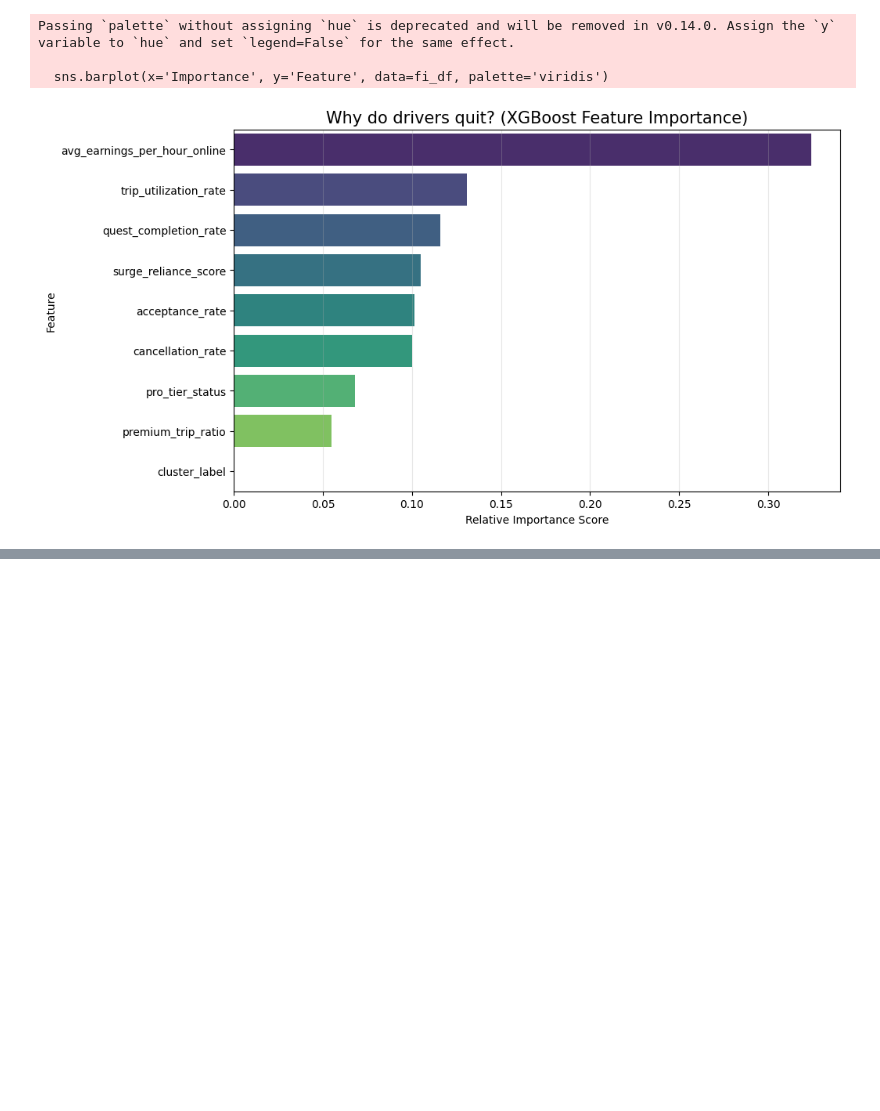
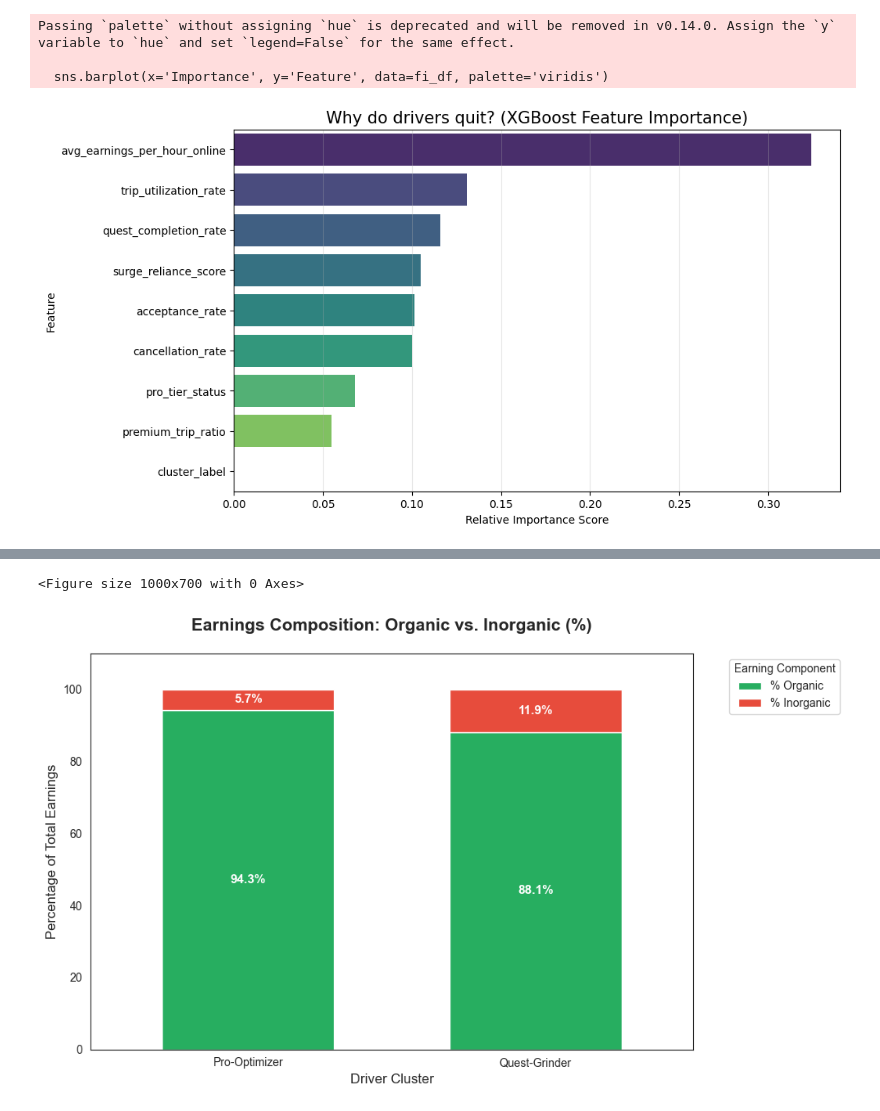
Before and after one commit to burhanhajee/uber-cohort-analysis, a Jupyter notebook: notebooks/03_model_analysis_and_storytelling.ipynb, the cells around one changed output, grey strips where cells are left out. Saved outputs shown, nothing was run; the diff lists cells and outputs as text; code cells hidden in the pictures; blank space fills up the shorter version.

```diff
--- a/notebooks/03_model_analysis_and_storytelling.ipynb
+++ b/notebooks/03_model_analysis_and_storytelling.ipynb
@@ -331,0 +427,73 @@ The default of observed=False is deprecated and will be changed to True in a fut
+# %%
+
+
+# Assuming the files are in the current directory
+RAW_DATA_PATH = os.path.join("..", "data", "raw")
+
+profile_data = df.copy()
+activity_logs = pd.read_csv(os.path.join(RAW_DATA_PATH, 'activity_logs.csv'))
+trip_logs = pd.read_csv(os.path.join(RAW_DATA_PATH, 'trip_logs.csv'))
+incentive_logs = pd.read_csv(os.path.join(RAW_DATA_PATH, 'incentive_logs.csv'))
+interaction_logs = pd.read_csv(os.path.join(RAW_DATA_PATH, 'interaction_logs.csv'))
+# %%
+# 2. Calculate Organic Earnings (Fare + Tip)
+# Trip logs contain 'fare' and 'tip' columns
+trip_logs['organic_earnings'] = trip_logs['fare'] + trip_logs['tip']
+organic_df = trip_logs.groupby('driver_id')['organic_earnings'].sum().reset_index()
+
+# 3. Calculate Inorganic Earnings (Completed Incentives)
+# Filter for 'completed' status in incentive_logs
+inorganic_df = incentive_logs[incentive_logs['status'] == 'completed'].groupby('driver_id')['bonus_amount'].sum().reset_index()
+inorganic_df.rename(columns={'bonus_amount': 'inorganic_earnings'}, inplace=True)
+
+# 4. Merge and Calculate Percentages
+driver_metrics = profile_data[['driver_id', 'cluster_label']].merge(organic_df, on='driver_id', how='left')
+driver_metrics = driver_metrics.merge(inorganic_df, on='driver_id', how='left').fillna(0)
+
+# Calculate Total and Percentages
+driver_metrics['total_earnings'] = driver_metrics['organic_earnings'] + driver_metrics['inorganic_earnings']
+driver_metrics['% Organic'] = (driver_metrics['organic_earnings'] / driver_metrics['total_earnings']) * 100
+driver_metrics['% Inorganic'] = (driver_metrics['inorganic_earnings'] / driver_metrics['total_earnings']) * 100
+
+# 5. Filter and Map Clusters
+cluster_map = {1: "Pro-Optimizer", 3: "Quest-Grinder"} #
+filtered_df = driver_metrics[driver_metrics['cluster_label'].isin([1, 3])].copy()
+filtered_df['cluster_name'] = filtered_df['cluster_label'].map(cluster_map)
+
+# Aggregate the mean percentages for the visualization
+plot_data = filtered_df.groupby('cluster_name')[['% Organic', '% Inorganic']].mean()
+
+# 6. Visualization: Stacked Percentage Bar Chart
+plt.figure(figsize=(10, 7))
+sns.set_style("white")
+
+# Plotting
+ax = plot_data.plot(kind='bar', stacked=True, color=['#27ae60', '#e74c3c'], figsize=(10, 6), width=0.6)
+
+# Formatting
+plt.title('Earnings Composition: Organic vs. Inorganic (%)', fontsize=15, fontweight='bold', pad=20)
+plt.ylabel('Percentage of Total Earnings', fontsize=12)
+plt.xlabel('Driver Cluster', fontsize=12)
+plt.xticks(rotation=0)
+plt.ylim(0, 110) # Room for legend
+plt.legend(bbox_to_anchor=(1.05, 1), loc='upper left', title='Earning Component')
+
+# Add percentage labels inside the bars
+for p in ax.patches:
+    width, height = p.get_width(), p.get_height()
+    x, y = p.get_xy()
+    if height > 5: # Only label segments large enough to read
+        ax.text(x + width/2,
+                y + height/2,
+                f'{height:.1f}%',
+                ha='center',
+                va='center',
+                color='white',
+                fontweight='bold',
+                fontsize=11)
+
+plt.tight_layout()
+plt.show()
+# %% [output]
+<Figure size 1000x700 with 0 Axes>
+[figure, added]
```
Also changed, not shown: parts of 5 cells of this notebook, 11 other files.
